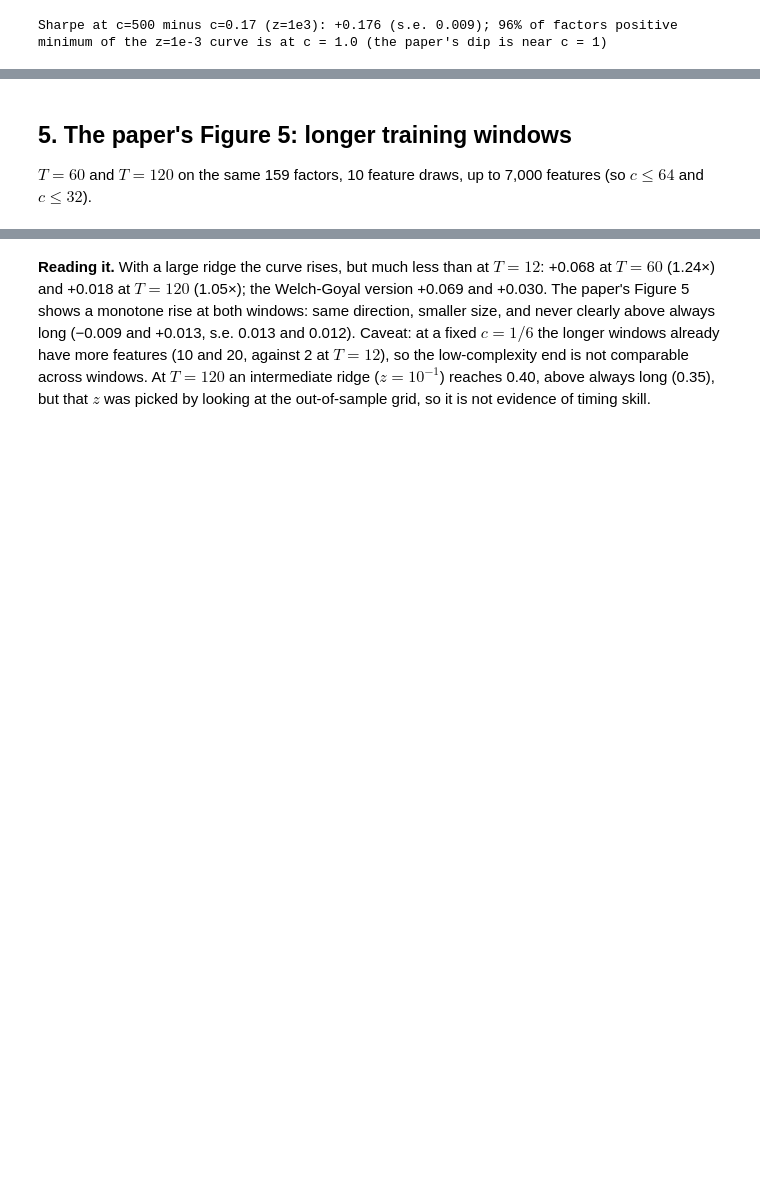
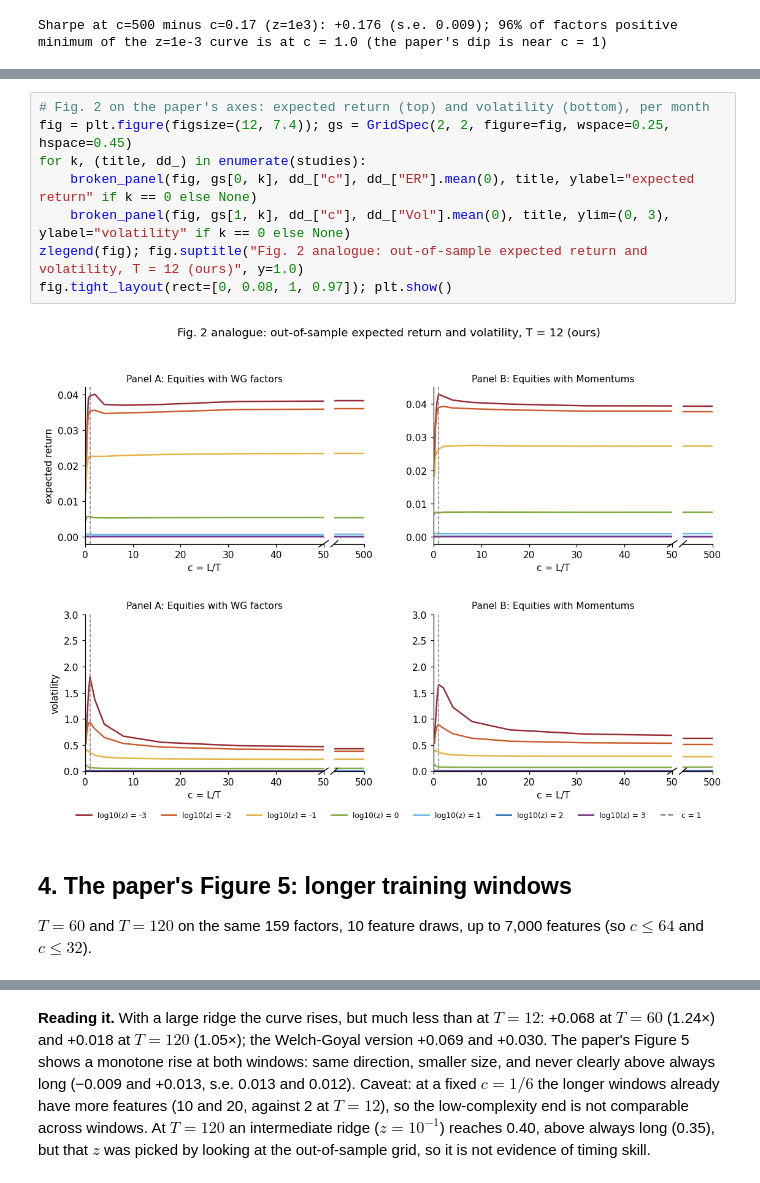
Before and after one commit to liny-r/Virtue-of-Complexity, a Jupyter notebook: notebooks/virtue_of_complexity.ipynb, the cells around one changed output, grey strips where cells are left out. Drawn from its saved outputs; the diff is of its cells as text; blank space fills up the shorter version.

```diff
--- a/notebooks/virtue_of_complexity.ipynb
+++ b/notebooks/virtue_of_complexity.ipynb
@@ -364,5 +338,15 @@ T=120: Sharpe c_min -> c_max at z=1e3: 0.296 -> 0.326 (+0.030); always long 0.35
+# %%
+# Fig. 2 on the paper's axes: expected return (top) and volatility (bottom), per month
+fig = plt.figure(figsize=(12, 7.4)); gs = GridSpec(2, 2, figure=fig, wspace=0.25, hspace=0.45)
+for k, (title, dd_) in enumerate(studies):
+    broken_panel(fig, gs[0, k], dd_["c"], dd_["ER"].mean(0), title, ylabel="expected return" if k == 0 else None)
+    broken_panel(fig, gs[1, k], dd_["c"], dd_["Vol"].mean(0), title, ylim=(0, 3), ylabel="volatility" if k == 0 else None)
+zlegend(fig); fig.suptitle("Fig. 2 analogue: out-of-sample expected return and volatility, T = 12 (ours)", y=1.0)
+fig.tight_layout(rect=[0, 0.08, 1, 0.97]); plt.show()
+# %% [output]
+[figure, added]
 # %% [markdown]
-## 5. The paper's Figure 5: longer training windows
+## 4. The paper's Figure 5: longer training windows
 
 $T=60$ and $T=120$ on the same 159 factors, 10 feature draws, up to 7,000 features (so $c\le64$ and $c\le32$).
 # %%
```
Also changed, not shown: parts of 39 cells of this notebook, 9 other files.
